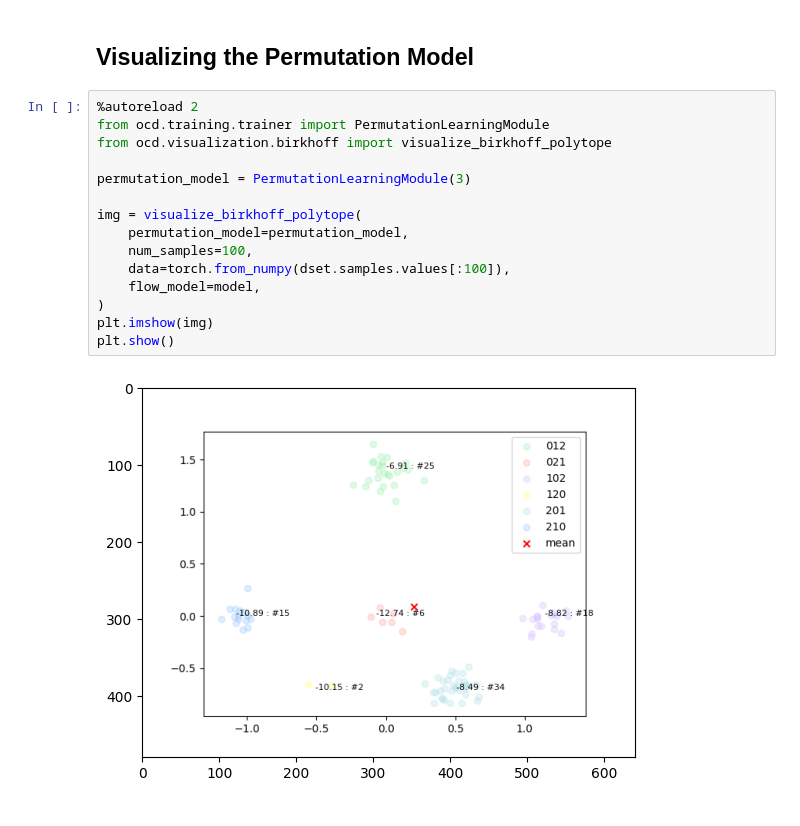
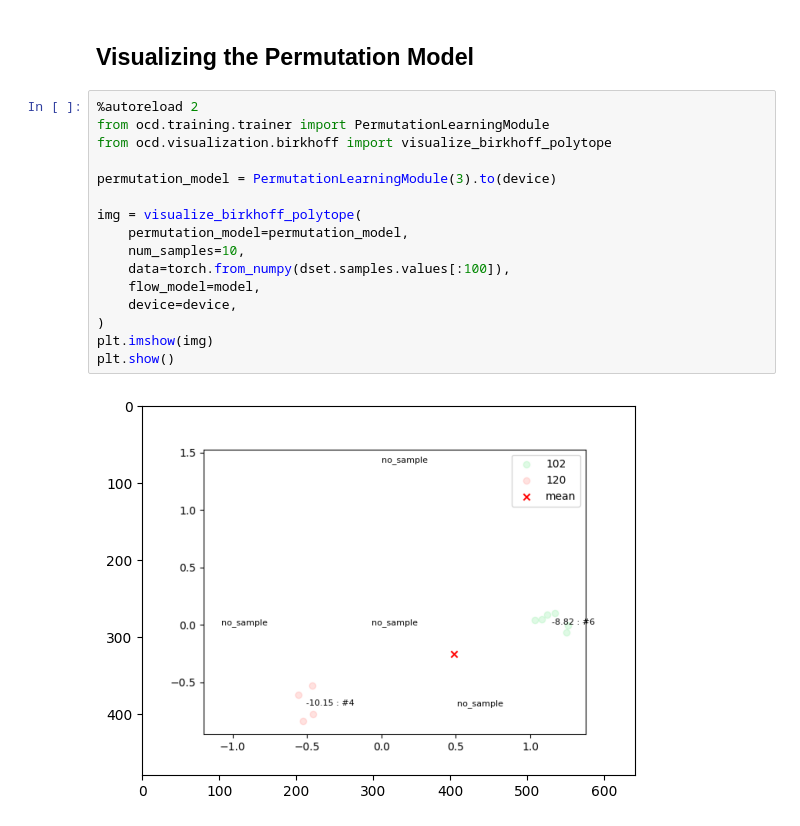
Before and after one commit to vahidzee/ocdaf, a Jupyter notebook: notebooks/visualization.ipynb, the cells around one changed output. Cells and saved outputs as stored; diff of their text form.

Commit message:
add documentation and device to Birkhoff

```diff
--- a/notebooks/visualization.ipynb
+++ b/notebooks/visualization.ipynb
@@ -132,17 +132,18 @@ for i in range(len(all_marginals)):
 # %%
 %autoreload 2
 from ocd.training.trainer import PermutationLearningModule
 from ocd.visualization.birkhoff import visualize_birkhoff_polytope
 
-permutation_model = PermutationLearningModule(3)
+permutation_model = PermutationLearningModule(3).to(device)
 
 img = visualize_birkhoff_polytope(
     permutation_model=permutation_model,
-    num_samples=100,
+    num_samples=10,
     data=torch.from_numpy(dset.samples.values[:100]),
     flow_model=model,
+    device=device,
 )
 plt.imshow(img)
 plt.show()
 # %% [output]
-[figure, old version]
+[figure, new version]
```
Also changed, not shown: 2 other files.
